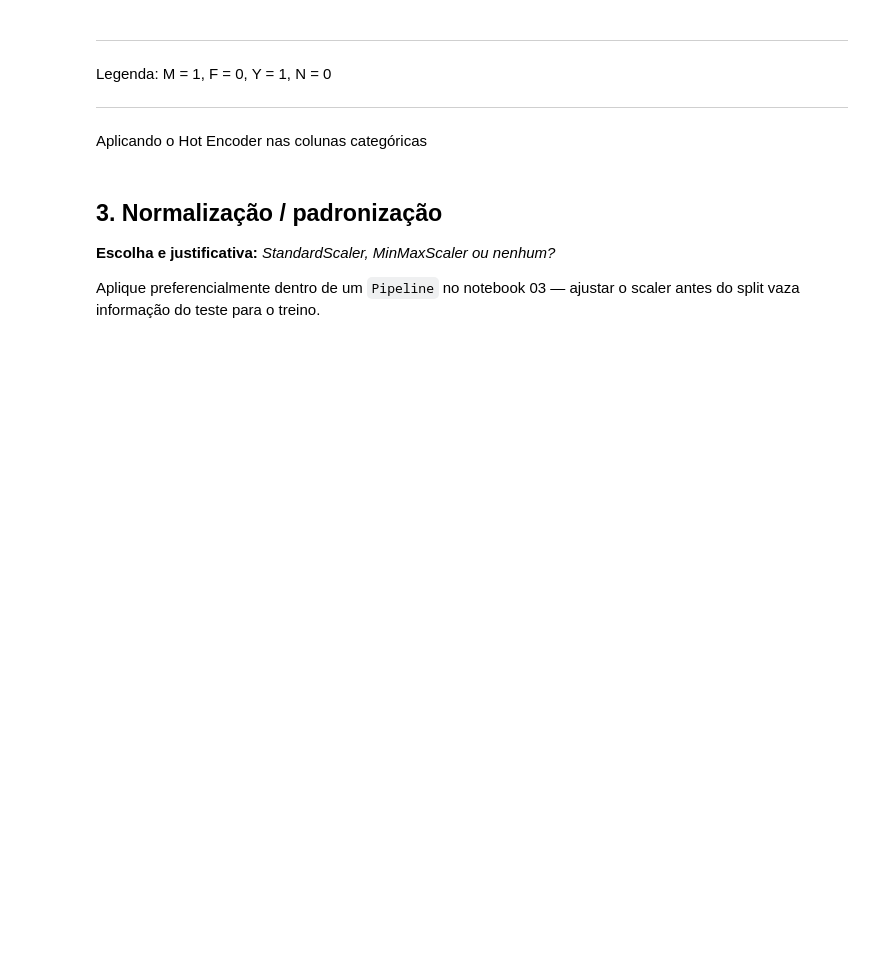
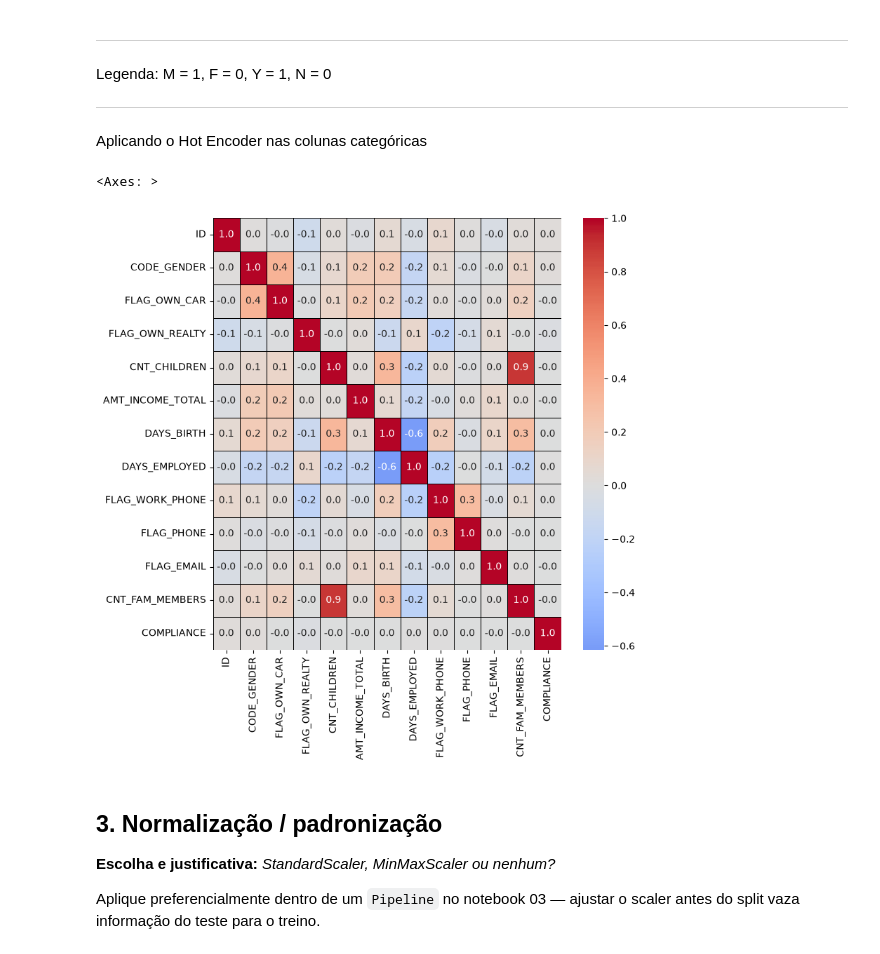
Before and after one commit to dianafismed/postech-tech-challenge-fase2, a Jupyter notebook: notebooks/02_preprocessamento.ipynb, the cells around one changed output. Drawn from its saved outputs; the diff is of its cells as text; code cells hidden in the pictures; blank space fills up the shorter version.

```diff
--- a/notebooks/02_preprocessamento.ipynb
+++ b/notebooks/02_preprocessamento.ipynb
@@ -202,6 +202,15 @@ Aplicando o Hot Encoder nas colunas categóricas
 # # Mesclando os  dataframes
 # df = pd.concat([df, hot], axis=1)
 # df.head(2)
+# %%
+# Plotando a matriz de correlação
+
+plt.figure(figsize=(8, 8))
+matriz_corr = df.corr(numeric_only=True)
+sns.heatmap(matriz_corr, annot=True, cmap="coolwarm", fmt=".1f", center=0, linewidths=0.5, linecolor='black')
+# %% [output]
+<Axes: >
+[figure, added]
 # %% [markdown]
 ## 3. Normalização / padronização
 
```
Also changed, not shown: parts of 2 cells of this notebook.
